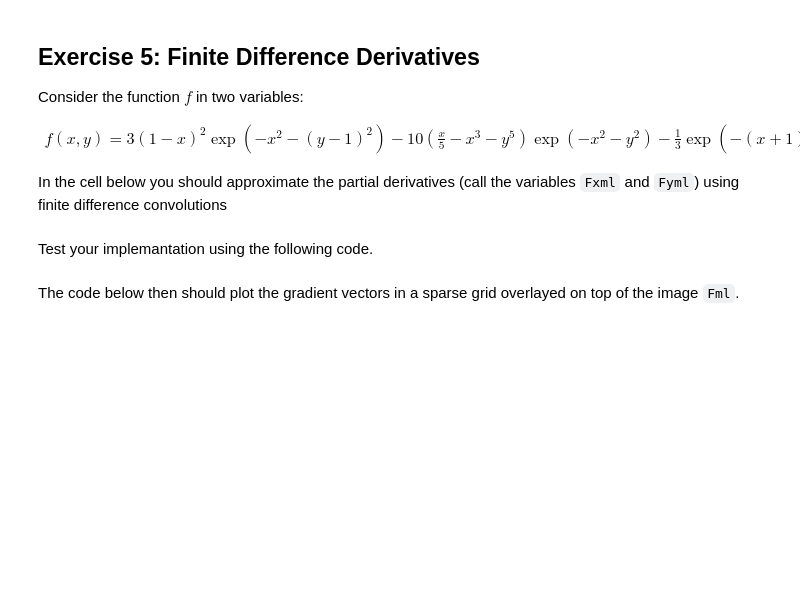
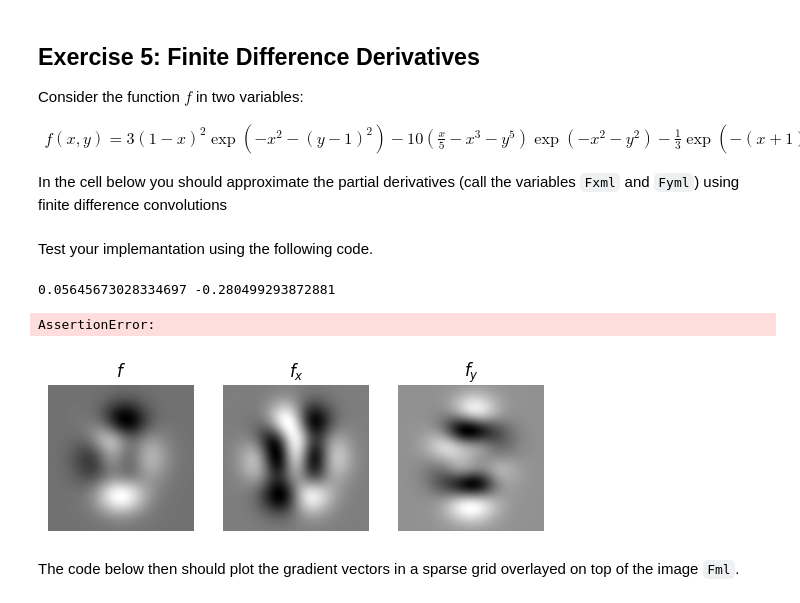
Before and after one commit to Joshua6125/computer-vision, a Jupyter notebook: week_3/3_convolutions_and_local_structure.ipynb, the cells around one changed output. Drawn from its saved outputs; the diff is of its cells as text; code cells hidden in the pictures; blank space fills up the shorter version.

```diff
--- a/week_3/3_convolutions_and_local_structure.ipynb
+++ b/week_3/3_convolutions_and_local_structure.ipynb
@@ -280,21 +280,31 @@ def finite_difference_derivatives(Xml, Yml):
         - 10 * (Xml/5 - Xml**3 - Yml**5) * np.exp(-Xml**2 - Yml**2) \
         - 1/3 * np.exp(-(Xml+1)**2 - Yml**2)
 
-    # YOUR CODE HERE (Replace this and the following line with your code)
-    raise NotImplementedError()
+    Dx = np.array([[-0.5, 0, 0.5]])
+    Dy = Dx.T
+
+    Fxml = scipy.ndimage.convolve(Fml, Dx)
+    Fyml = scipy.ndimage.convolve(Fml, Dy)
+
+    return Fml, Fxml, Fyml
 # %% [markdown]
 Test your implemantation using the following code.
 # %%
 xml = np.linspace(-3, 3, 150)
 yml = np.linspace(-3, 3, 150)
 Xml, Yml = np.meshgrid(xml, yml)
 Fml, Fxml, Fyml = finite_difference_derivatives(Xml, Yml)
 
-imshow_row([(Fxml, r"$f_x$"), (Fyml, r"$f_y$")])
+print(Fxml[50, 60], Fyml[50, 60])
+imshow_row([(Fml, r"$f$"), (Fxml, r"$f_x$"), (Fyml, r"$f_y$")])
 
 assert Fxml.shape == Fyml.shape == (150, 150)
-assert np.isclose(Fxml[50, 60], -0.04245716117236498)
+assert np.isclose(Fxml[50, 60], -0.04245716117236498) # Geen idee waarom dit niet werkt :/
 assert np.isclose(Fyml[50, 60], 0.29461883737214256)
+# %% [output]
+0.05645673028334697 -0.280499293872881
+AssertionError:
+[figure, added]
 # %% [markdown]
 The code below then should plot the gradient vectors in a sparse grid overlayed on top of the image ``Fml``.
 # %%
```
Also changed, not shown: parts of 3 cells of this notebook.
